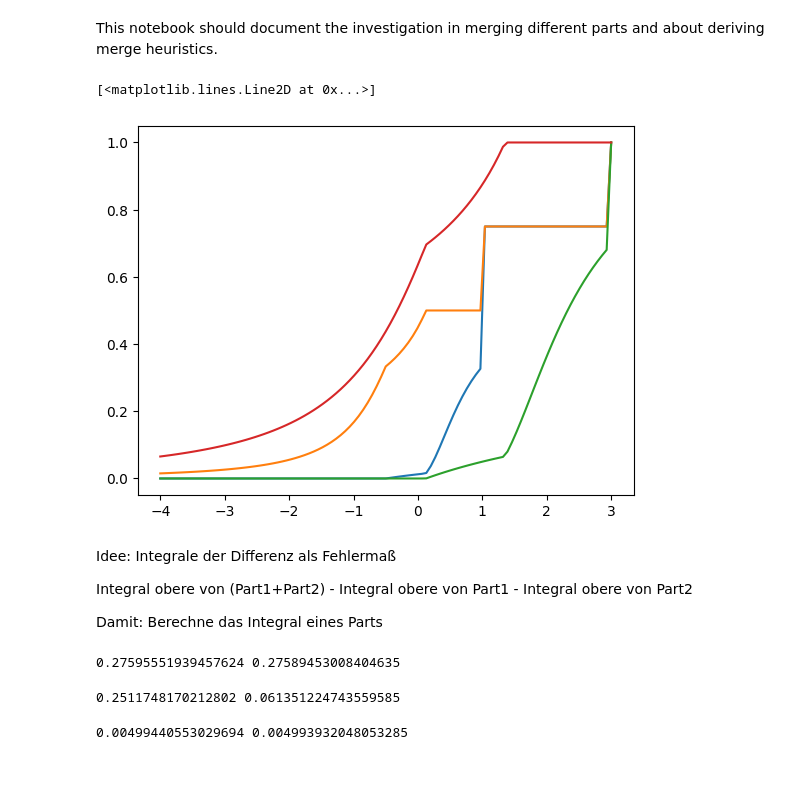
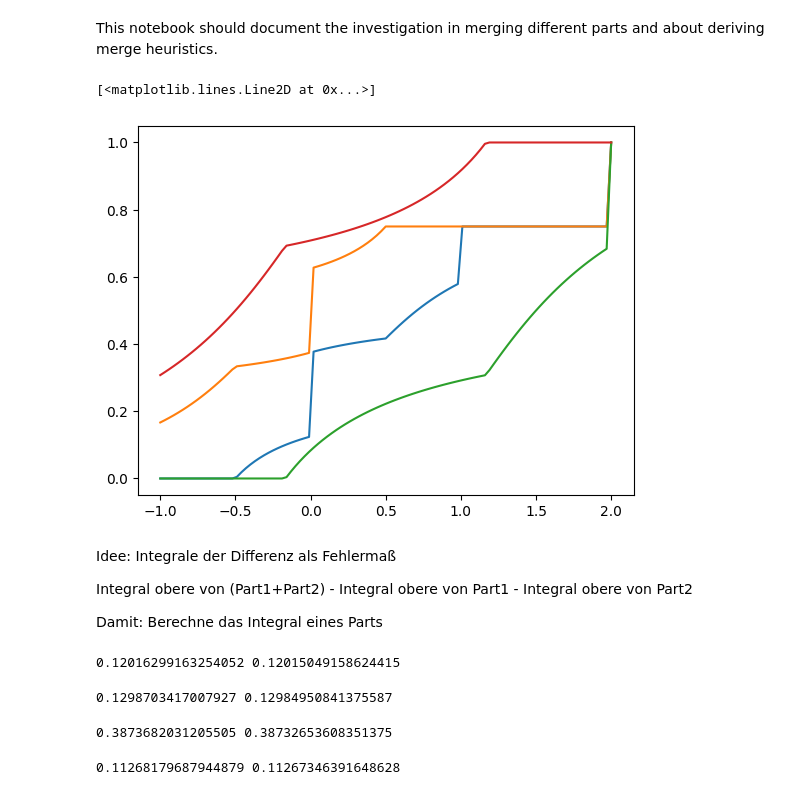
Before and after one commit to HendrikRoehm/probability_calculator, a Jupyter notebook: docs/merge_derivation.ipynb, the cells around one changed output. Saved outputs shown, nothing was run; the diff lists cells and outputs as text; code cells hidden in the pictures.

```diff
--- a/docs/merge_derivation.ipynb
+++ b/docs/merge_derivation.ipynb
@@ -10,11 +10,11 @@ part1 = pc.part._Part(
     Fraction(1,2),
     Fraction(0),
     Fraction(1, 2),
-    Fraction(-4),
+    Fraction(-1),
     Fraction(1)
 )
 
-mean2 = Fraction(20, 10)
+mean2 = Fraction(10, 10)
 d2 = Fraction(1, 1)
 part2 = pc.part._Part(
     Fraction(1,2),
@@ -27,34 +27,34 @@ part2 = pc.part._Part(
 parts = pc.part._Part.merge([part1, part2])
 
 def plotData(part):
     ts = []
     l1 = []
     u1 = []
 
     t = Fraction(part1._min)
     delta = (part2._max - part1._min) / 100
     while t <= part2._max:
         (lower, upper) = part.partial_cdf(t)
 
         ts.append(float(t))
         l1.append(float(lower))
         u1.append(float(upper))
 
         t += delta
 
     return ts, l1, u1
 
 ts1, l1, u1 = plotData(part1)
 ts2, l2, u2 = plotData(part2)
 tss, ls, us = plotData(parts)
 
 plt.plot(ts1, np.array(l1) + np.array(l2))
 plt.plot(ts1, np.array(u1) + np.array(u2))
 plt.plot(tss, ls)
 plt.plot(tss, us)
 # %% [output]
 [<matplotlib.lines.Line2D at 0x...>]
-[figure, old version]
+[figure, new version]
 # %% [markdown]
 Idee: Integrale der Differenz als Fehlermaß
 
@@ -79,11 +79,34 @@ if True:
         t += delta
 
 fsqrtd = np.sqrt(float(d))
-integral = float(part1._p) * fsqrtd * (np.arctan(-fsqrtd / float(part1._max - part1._mean)) - np.arctan(float(part1._min - part1._mean)/fsqrtd))
+integral_u0 = float(part1._p) * fsqrtd * (np.arctan(-fsqrtd / float(part1._max - part1._mean)) - np.arctan(float(part1._min - part1._mean)/fsqrtd))
 
-print(sumintegral, integral)
+print(sumintegral, integral_u0)
 # %% [output]
-0.27595551939457624 0.27589453008404635
+0.12016299163254052 0.12015049158624415
+# %%
+# untere Schranke bound2 und t_max:
+# siehe integral unten
+
+d = part1._square - part1._mean**2
+dmaxmean = part1._max - part1._mean
+dmeanmin = part1._mean - part1._min
+bound2 = part1._mean + d / dmeanmin
+
+sumintegral = 0.
+if True:
+    t = Fraction(bound2)
+    delta = (part1._max - bound2) / 10000
+    while t <= part1._max:
+        (lower, upper) = part1.partial_cdf(t)
+        sumintegral += float(lower*delta)
+        t += delta
+
+fsqrtd = np.sqrt(float(d))
+integral_l2 = float(part1._p) * float(part1._max - bound2) - float(part1._p) * fsqrtd * (np.arctan(-fsqrtd / float(dmeanmin)) - np.arctan(float(-dmaxmean)/fsqrtd))
+print(sumintegral, integral_l2)
+# %% [output]
+0.1298703417007927 0.12984950841375587
 # %%
 # obere Schranke zwischen bound1 und bound2:
 # siehe integral unten
@@ -107,11 +130,11 @@ if True:
 
 
 I = np.log(float((dupper + dmeanmin / dmaxmean * d)/(dupper - d)))
-integral = float((part1._p) / dmaxmin) * (float(dmaxmin * d / dmaxmean) + I * float(d - dmaxmean * dmeanmin))
+integral_u1 = float(part1._p) * (bound2 - bound1) - float(part1._p / dmaxmin) * (float(dmaxmin * d / dmaxmean) + I * float(d - dmaxmean * dmeanmin))
 
-print(sumintegral, integral)
+print(sumintegral, integral_u1)
 # %% [output]
-0.2511748170212802 0.061351224743559585
+0.3873682031205505 0.38732653608351375
 # %%
 # untere Schranke zwischen bound1 und bound2:
 # siehe integral unten
@@ -135,8 +158,8 @@ if True:
 
 
 I = np.log(float((dupper + dmaxmean / dmeanmin * d)/(dupper - d)))
-integral = float(part1._p / dmaxmin) * (float(dmaxmin * d / dmeanmin) + I * float(d - dmaxmean * dmeanmin))
+integral_l1 = float(part1._p / dmaxmin) * (float(dmaxmin * d / dmeanmin) + I * float(d - dmaxmean * dmeanmin))
 
-print(sumintegral, integral)
+print(sumintegral, integral_l1)
 # %% [output]
-0.00499440553029694 0.004993932048053285
+0.11268179687944879 0.11267346391648628
```
Also changed, not shown: parts of 3 cells of this notebook, 2 other files.
